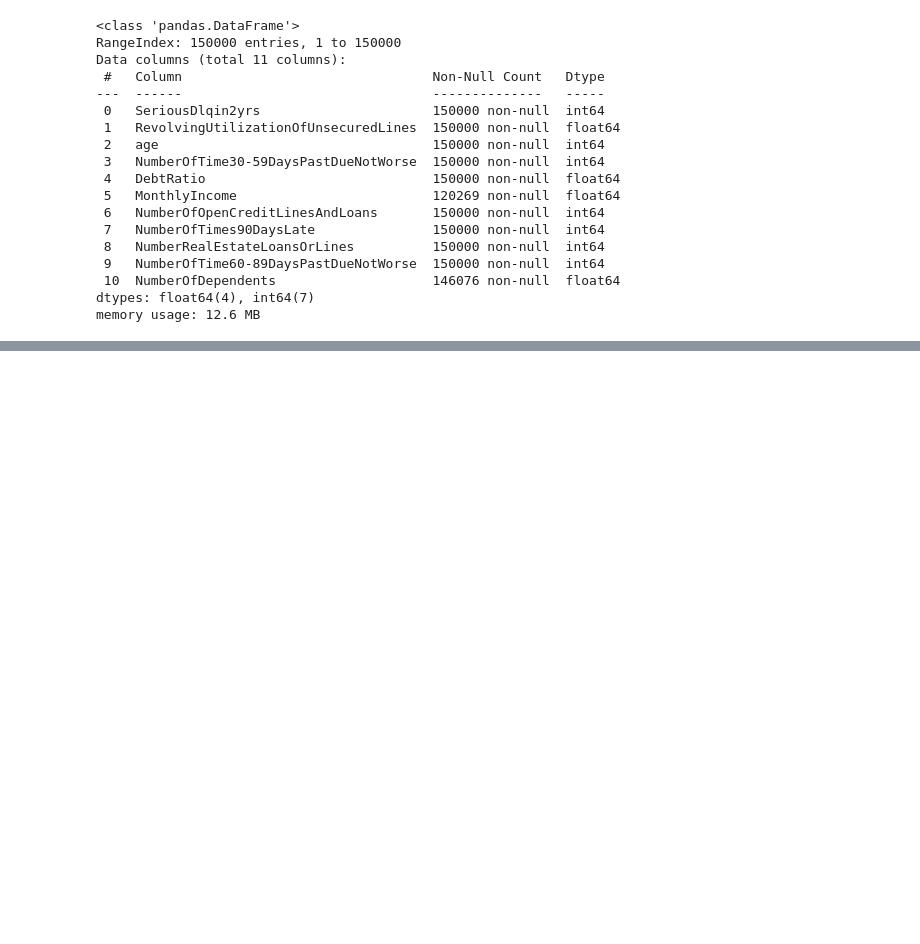
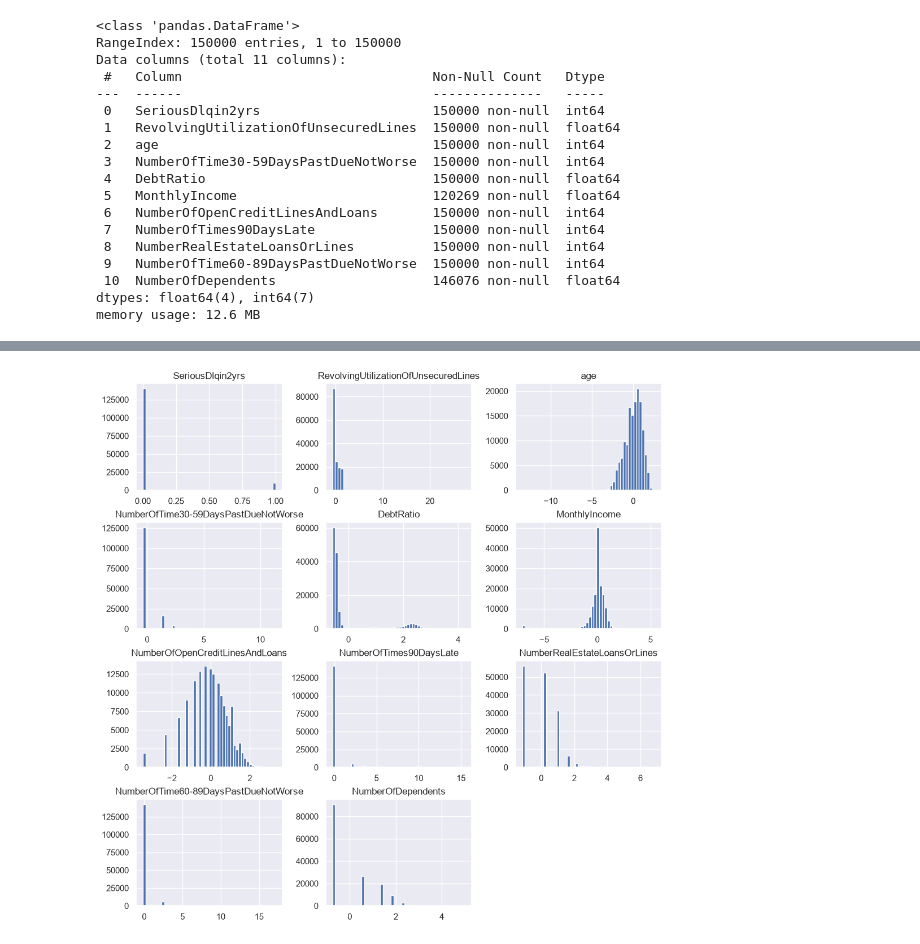
Before and after one commit to LeoDiasTrindade/good-and-bad-payers, a Jupyter notebook: notebooks/01_eda.ipynb, the cells around one changed output, grey strips where cells are left out. Saved outputs shown, nothing was run; the diff lists cells and outputs as text; code cells hidden in the pictures; blank space fills up the shorter version.

```diff
--- a/notebooks/01_eda.ipynb
+++ b/notebooks/01_eda.ipynb
@@ -27,0 +10,8 @@ credit_df.head(1)
+# %%
+PATHFILE = r"..\data\raw\cs-training.csv"
+train_df = pd.read_csv(PATHFILE, index_col=0)
+
+target_name = 'SeriousDlqin2yrs'
+features_name = train_df.drop(target_name, axis=1).columns
+
+train_df.head()
@@ -123,0 +47,6 @@ Name: count, dtype: int64
+# %%
+# Transformação 1 - impute
+imputer = SimpleImputer(strategy='median')
+train_df[features_name] = pd.DataFrame(imputer.fit_transform(train_df[features_name]),
+                                       columns=imputer.get_feature_names_out(),
+                                       index=train_df.index)
@@ -123,0 +133,15 @@ Name: count, dtype: int64
+# %%
+# Transformação 2 - logtransform
+long_tails_features = (train_df[features_name].skew() > 3.5).index
+
+log_transform = FunctionTransformer(np.log1p)
+train_df[long_tails_features] = log_transform.transform(train_df[long_tails_features])
+# %%
+# Transformação 3 - standardize
+standardize = StandardScaler()
+
+train_df[features_name] = standardize.fit_transform(train_df[features_name])
+# %%
+train_df.hist(bins=50, figsize=(12, 12));
+# %% [output]
+[figure, added]
```
Also changed, not shown: parts of 28 cells of this notebook.
